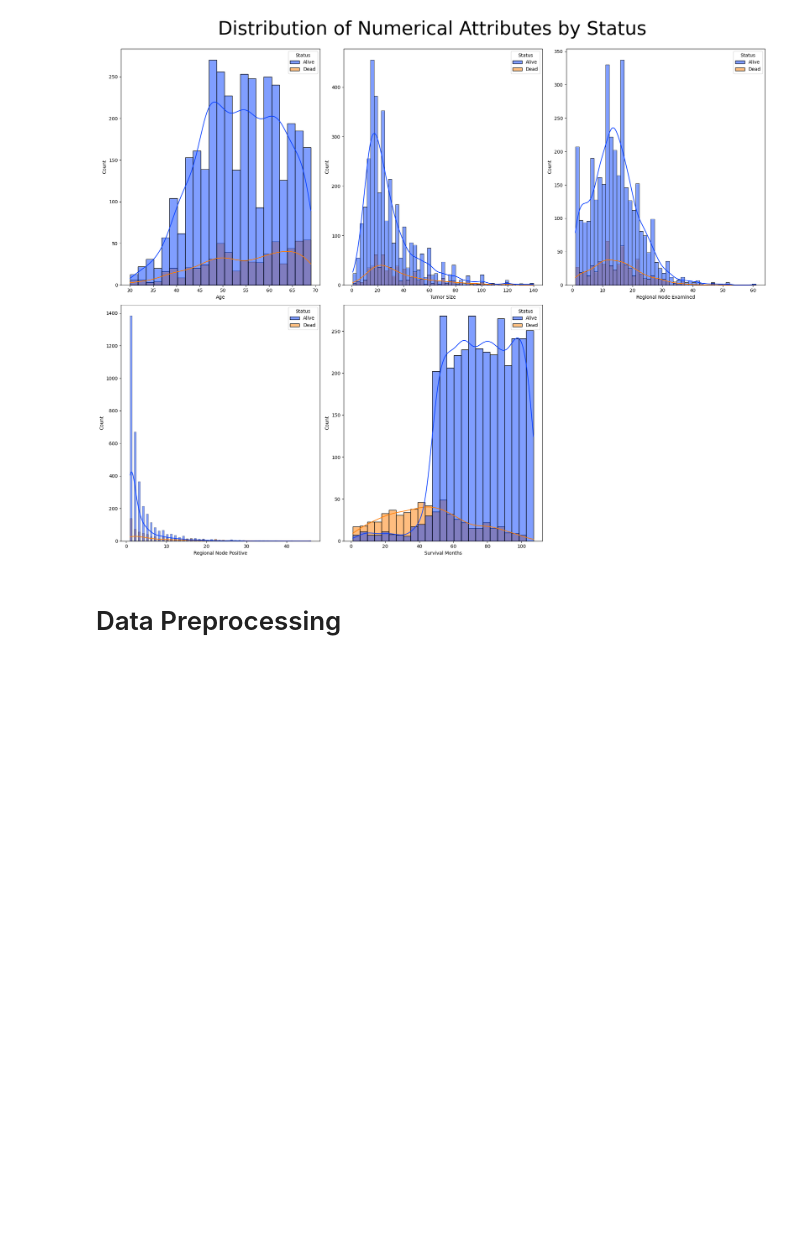
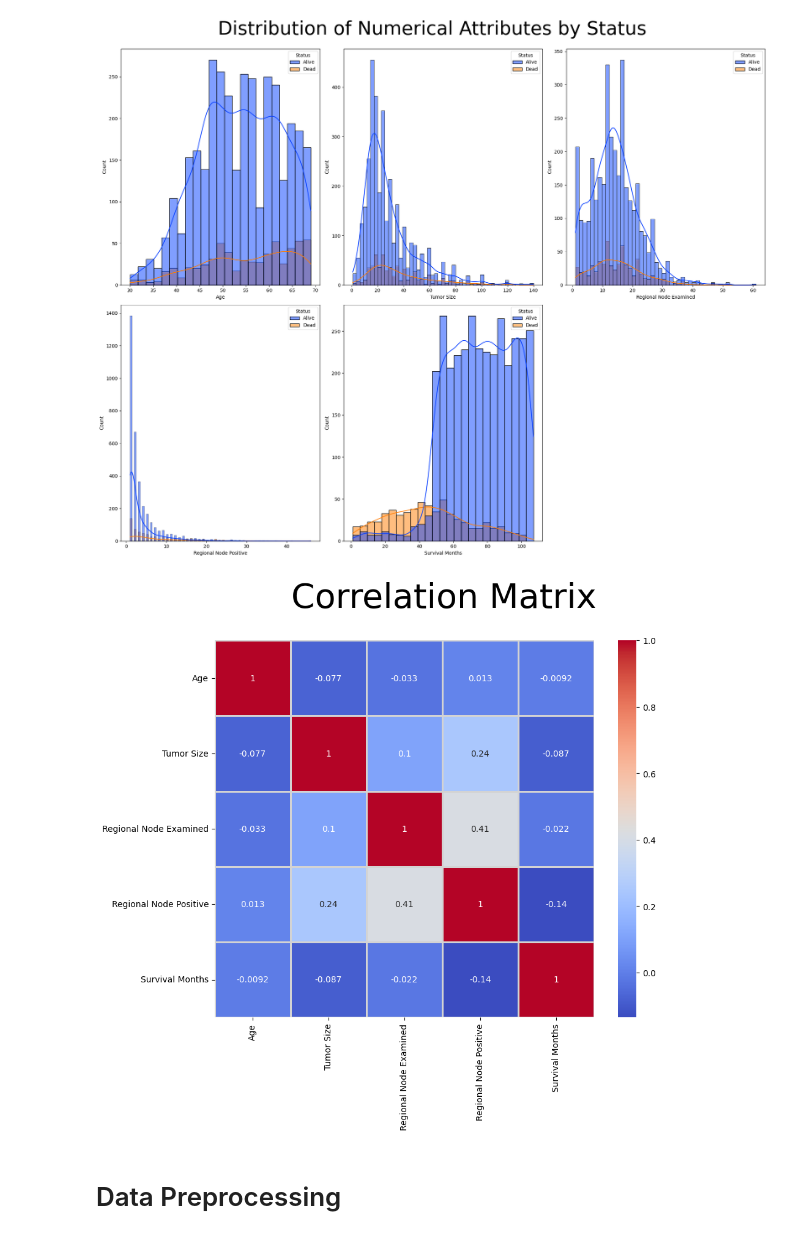
Before and after one commit to DRobbie39/MachineLearning_FinalExam, a Jupyter notebook: Naive Bayes.ipynb, the cells around one changed output. Drawn from its saved outputs; the diff is of its cells as text; code cells hidden in the pictures; blank space fills up the shorter version.

Commit message:
Add correlation matrix for Naive Bayes

```diff
--- a/Naive Bayes.ipynb
+++ b/Naive Bayes.ipynb
@@ -248,6 +248,15 @@ plt.tight_layout()
 plt.show()
 # %% [output]
 [figure]
+# %%
+# Correlation matrix
+plt.figure(figsize=(10, 8))
+
+sns.heatmap(data[num_cols].corr(), annot=True, cmap='coolwarm', linewidths=2, linecolor='lightgrey')
+plt.suptitle('Correlation Matrix', fontsize=40, y=1)
+plt.show()
+# %% [output]
+[figure, added]
 # %% [markdown]
 # Data Preprocessing
 # %%
```
Also changed, not shown: parts of 2 cells of this notebook.
